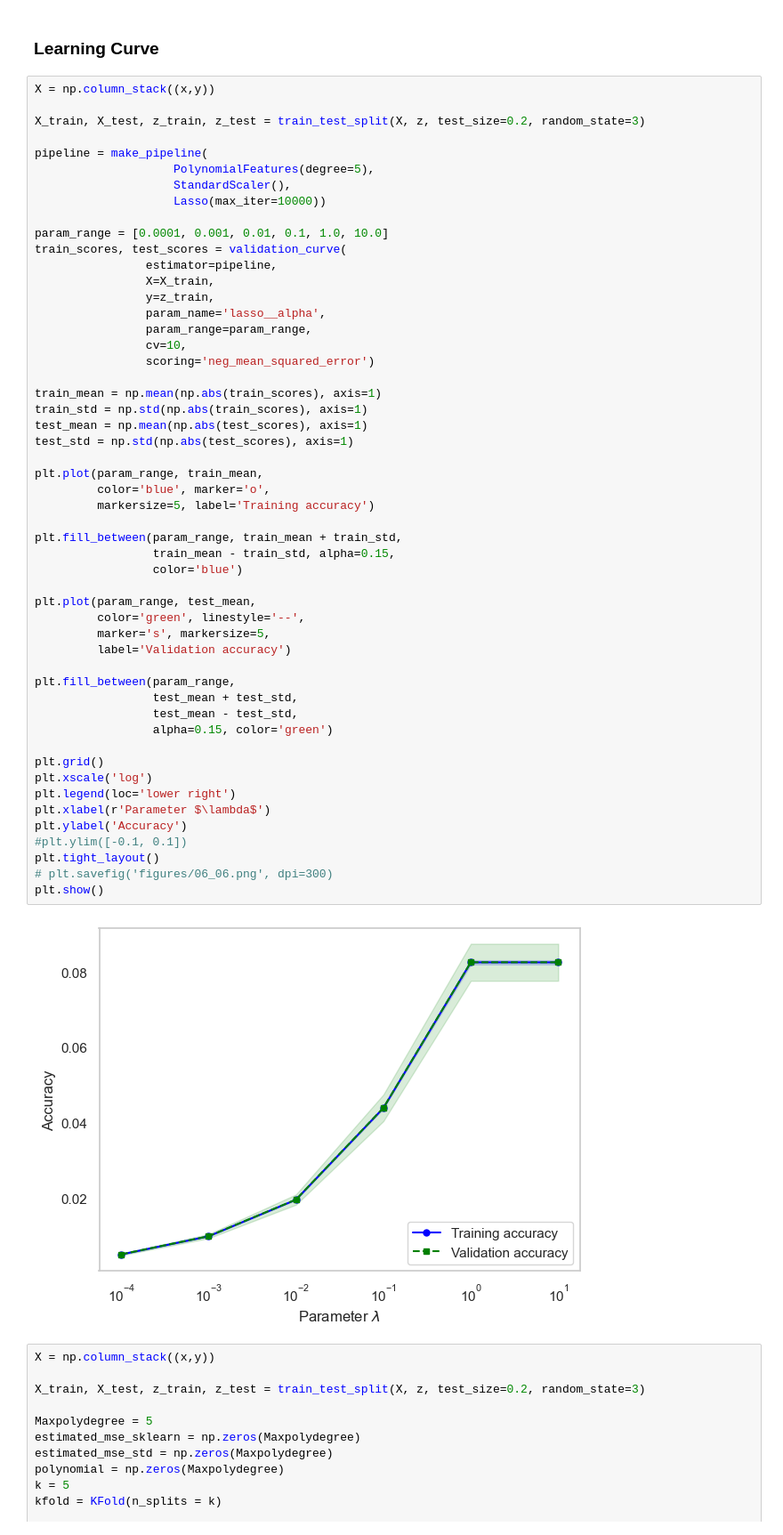
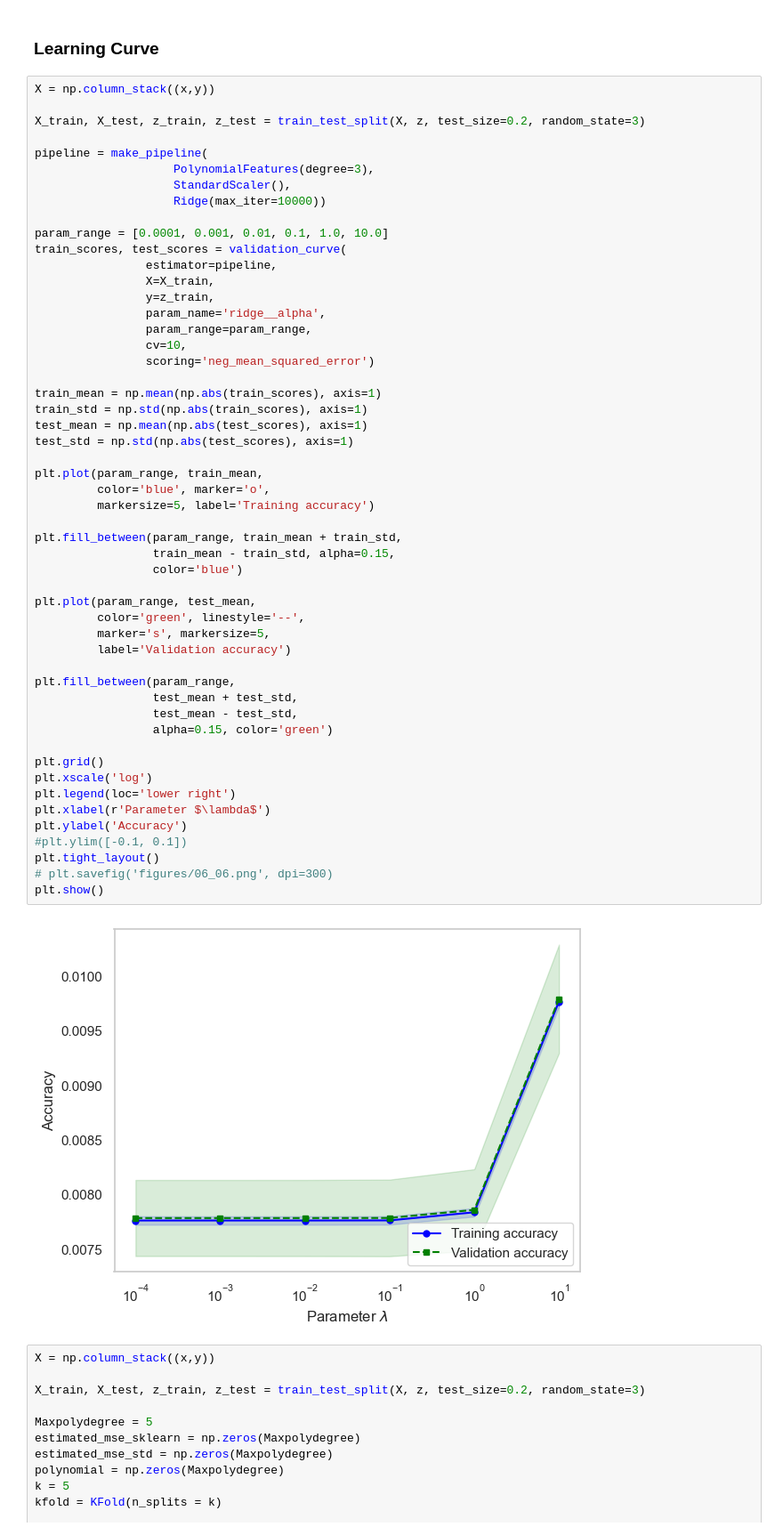
Before and after one commit to MariaFlyAway/Project1_FYS_STK, a Jupyter notebook: Exercises/cross_validation.ipynb, the cells around one changed output. Shown at 89% size. Cells and saved outputs as stored; diff of their text form.

```diff
--- a/Exercises/cross_validation.ipynb
+++ b/Exercises/cross_validation.ipynb
@@ -42,16 +42,16 @@ X = np.column_stack((x,y))
 X_train, X_test, z_train, z_test = train_test_split(X, z, test_size=0.2, random_state=3)
 
 pipeline = make_pipeline(
-                    PolynomialFeatures(degree=5),
+                    PolynomialFeatures(degree=3),
                     StandardScaler(),
-                    Lasso(max_iter=10000))
+                    Ridge(max_iter=10000))
 
 param_range = [0.0001, 0.001, 0.01, 0.1, 1.0, 10.0]
 train_scores, test_scores = validation_curve(
                 estimator=pipeline,
                 X=X_train,
                 y=z_train,
-                param_name='lasso__alpha',
+                param_name='ridge__alpha',
                 param_range=param_range,
                 cv=10,
                 scoring='neg_mean_squared_error')
@@ -62,34 +62,34 @@ test_mean = np.mean(np.abs(test_scores), axis=1)
 test_std = np.std(np.abs(test_scores), axis=1)
 
 plt.plot(param_range, train_mean,
          color='blue', marker='o',
          markersize=5, label='Training accuracy')
 
 plt.fill_between(param_range, train_mean + train_std,
                  train_mean - train_std, alpha=0.15,
                  color='blue')
 
 plt.plot(param_range, test_mean,
          color='green', linestyle='--',
          marker='s', markersize=5,
          label='Validation accuracy')
 
 plt.fill_between(param_range,
                  test_mean + test_std,
                  test_mean - test_std,
                  alpha=0.15, color='green')
 
 plt.grid()
 plt.xscale('log')
 plt.legend(loc='lower right')
 plt.xlabel(r'Parameter $\lambda$')
 plt.ylabel('Accuracy')
 #plt.ylim([-0.1, 0.1])
 plt.tight_layout()
 # plt.savefig('figures/06_06.png', dpi=300)
 plt.show()
 # %% [output]
-[figure, old version]
+[figure, new version]
 # %%
 X = np.column_stack((x,y))
 
```
Also changed, not shown: parts of 2 cells of this notebook.
